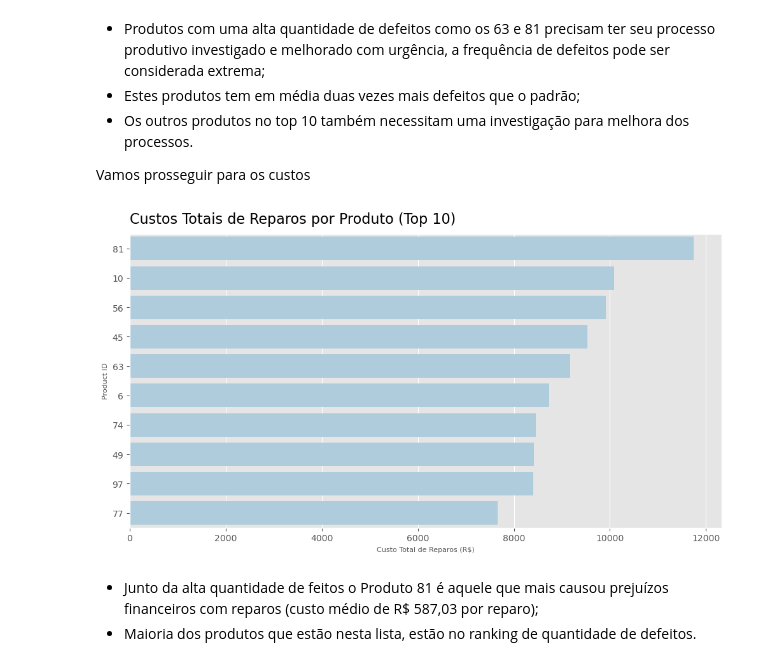
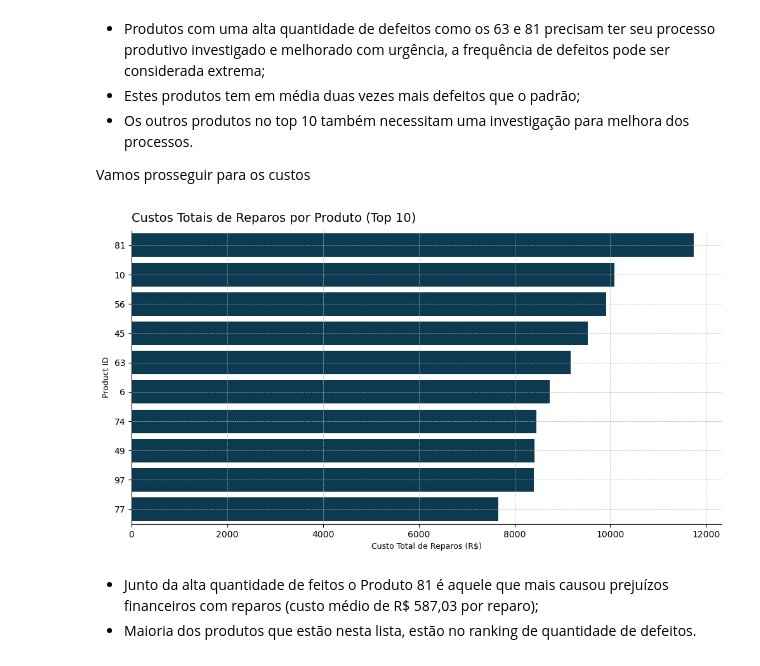
Before and after one commit to datalopes1/manufacturing_defects, a Jupyter notebook: notebooks/eda.ipynb, the cells around one changed output. Cells and saved outputs as stored; diff of their text form; code cells hidden in the pictures.

```diff
--- a/notebooks/eda.ipynb
+++ b/notebooks/eda.ipynb
@@ -36,8 +36,10 @@ import seaborn as sns
 
 # Configurações do notebook
 import warnings
+import warnings
 warnings.filterwarnings('ignore')
-plt.style.use('ggplot')
-sns.set_palette('Paired')
-pd.set_option('display.max_rows', 20)
-pd.set_option('display.max_columns', 40)
+plt.style.use('fast')
+blue_palette = ['#003f5c', '#665191', '#a05195', '#d45087', '#f95d6a', '#ff7c43', '#ffa600']
+sns.set_palette(blue_palette)
+pd.set_option('display.max_rows', 30)
+pd.set_option('display.max_columns', None)
@@ -227,16 +258,19 @@ Vamos prosseguir para os custos
 # %%
 viz = product_id.sort_values(by = 'total_repair_cost', ascending=False).head(10).copy()
 
 
 fig, ax = plt.subplots(figsize = (12, 6))
 
 sns.barplot(viz, y = 'product_id', x = 'total_repair_cost', orient = 'h', ax = ax, order = viz.product_id)
-ax.set_title("Custos Totais de Reparos por Produto (Top 10)", loc = 'left', fontsize = 16, pad = 12)
-ax.set_xlabel("Custo Total de Reparos (R$)", fontsize = 8)
-ax.set_ylabel("Product ID", fontsize = 8)
+ax.set_title("Custos Totais de Reparos por Produto (Top 10)", loc = 'left', fontsize = 14, pad = 10)
+ax.set_xlabel("Custo Total de Reparos (R$)", fontsize = 9)
+ax.set_ylabel("Product ID", fontsize = 9)
+ax.grid(True, linestyle = '--', linewidth = 0.5)
+ax.spines['top'].set_visible(False)
+ax.spines['right'].set_visible(False)
 plt.show()
 # %% [output]
-[figure, old version]
+[figure, new version]
 # %% [markdown]
 - Junto da alta quantidade de feitos o Produto 81 é aquele que mais causou prejuízos financeiros com reparos (custo médio de R$ 587,03 por reparo);
 - Maioria dos produtos que estão nesta lista, estão no ranking de quantidade de defeitos.
```
Also changed, not shown: parts of 12 cells of this notebook, 1 other file.
